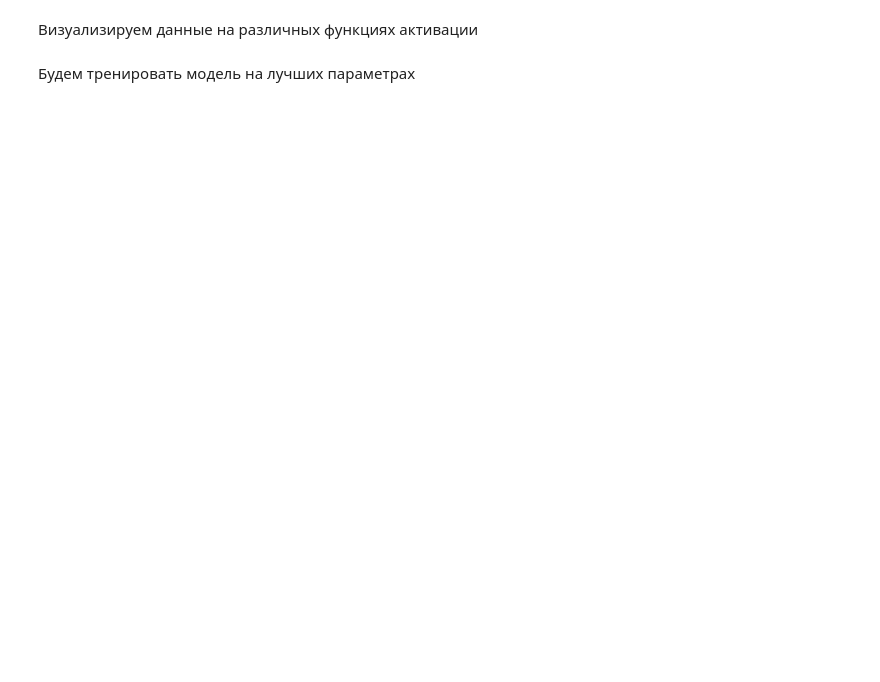
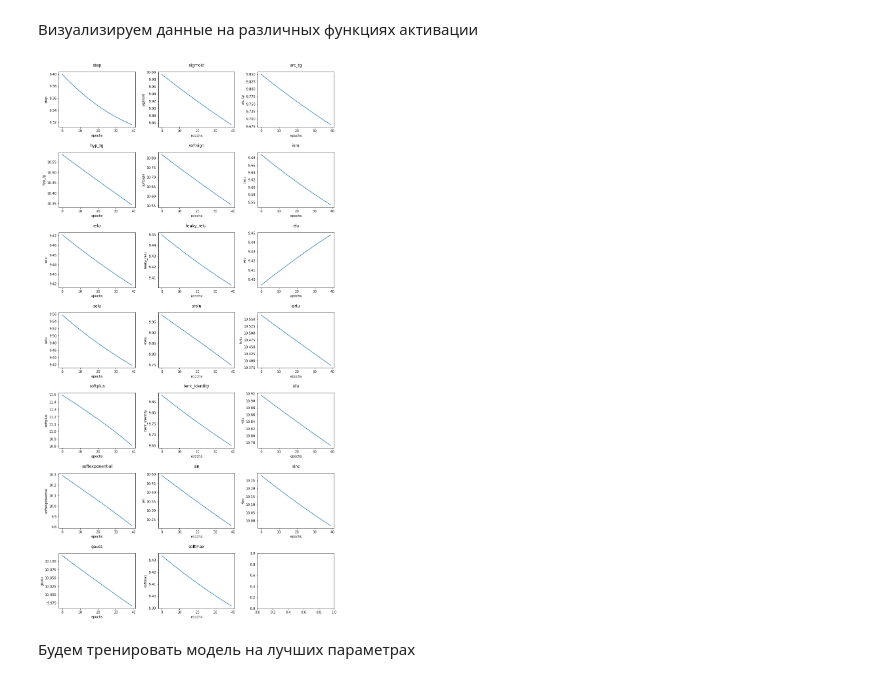
Before and after one commit to Konstantin-Ushakov/machine_learn, a Jupyter notebook: notebooks/5_neural_network.ipynb, the cells around one changed output. Cells and saved outputs as stored; diff of their text form; code cells hidden in the pictures; blank space fills up the shorter version.

```diff
--- a/notebooks/5_neural_network.ipynb
+++ b/notebooks/5_neural_network.ipynb
@@ -571,12 +568,12 @@ h_titanic = {}
 
 for idx in activation_alias:
     model = Sequential()
-    model.add(L.InputLayer(input_shape=X_titanic_train.shape[1]))
-    model.add(L.Dense(8, activation=activation_alias[idx]))
-    model.add(L.Dense(8, activation=activation_alias[idx]))
-    model.add(L.Dense(2, activation=A.Softmax()))
+    model.add(L.InputLayer(input_size=X_titanic_train.shape[1]))
+    model.add(L.Dense(output_size=8, activation=activation_alias[idx]))
+    model.add(L.Dense(output_size=2, activation=A.Softmax()))
 
-    model.compile(SGD(epochs=40), SparseCategoricalEntropy())
+    optimizer = SGD(epochs=40, penalties=[L1(), L2()])
+    model.compile(optimizer, SparseCategoricalEntropy())
     print('Algorytm: {}', activation_alias[idx])
     %time history = model.fit(X_titanic_train, y_titanic_train)
     print()
@@ -732,13 +714,13 @@ h_c = {}
 
 for idx in activation_alias:
     model = Sequential()
-    model.add(L.InputLayer(input_shape=X_train_c.shape[1]))
-    model.add(L.Dense(8, activation=activation_alias[idx]))
-    model.add(L.Dense(8, activation=activation_alias[idx]))
-    model.add(L.Dense(2, activation=A.Softmax()))
-    model.compile(SGD(epochs=5), SparseCategoricalEntropy())
+    model.add(L.InputLayer(input_size=X_train_c.shape[1]))
+    model.add(L.Dense(output_size=2, activation=activation_alias[idx]))
+    model.add(L.Dense(output_size=2, activation=A.Softmax()))
+    optimizer_c = SGD(epochs=40)
+    model.compile(optimizer_c, SparseCategoricalEntropy())
     print('Algorytm: {}', activation_alias[idx])
-    %time history = model.fit(X_train_c, y_train_c)
+    %time history = model.fit(X_train_c, y_train_c, batch_size=int((X_train_c.shape[0] + 9) / 10), verbose=True, n_verbose=1)
     print()
     h_c[idx] = history
     avg_error = np.mean(history)
@@ -813,16 +764,18 @@ plt.plot(h_best_c)
 # %% [markdown]
 Визуализируем данные на различных функциях активации
 # %%
-fig, axes = plt.subplots(nrows=(len(h_iris) + 2)//3, ncols=3, figsize=(15, 30))
-axes = axes.reshape(3 * ((len(h_iris) + 2)//3))
+fig, axes = plt.subplots(nrows=(len(h_c) + 2)//3, ncols=3, figsize=(15, 30))
+axes = axes.reshape(3 * ((len(h_c) + 2)//3))
 
 for i, activate in enumerate(h_c):
     axes[i].plot(range(len(h_c[activate])), h_c[activate])
     axes[i].set_xlabel('epochs')
     axes[i].set_ylabel(activate)
     axes[i].set_title(activate, pad=16)
 # Увелчиваем расстояние между графиками
 plt.subplots_adjust(wspace=0.3, hspace=0.45)
+# %% [output]
+[figure, added]
 # %% [markdown]
 Будем тренировать модель на лучших параметрах
 # %%
```
Also changed, not shown: parts of 38 cells of this notebook, 7 other files.
